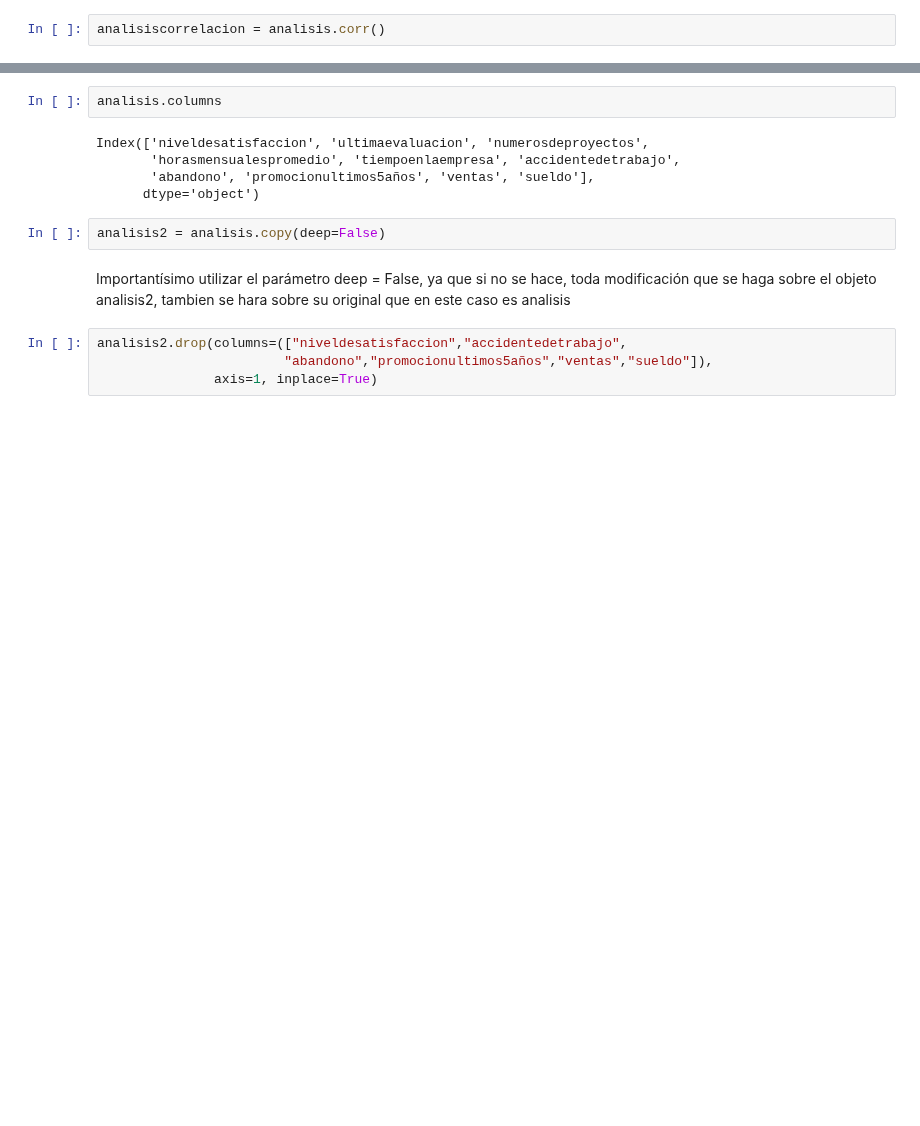
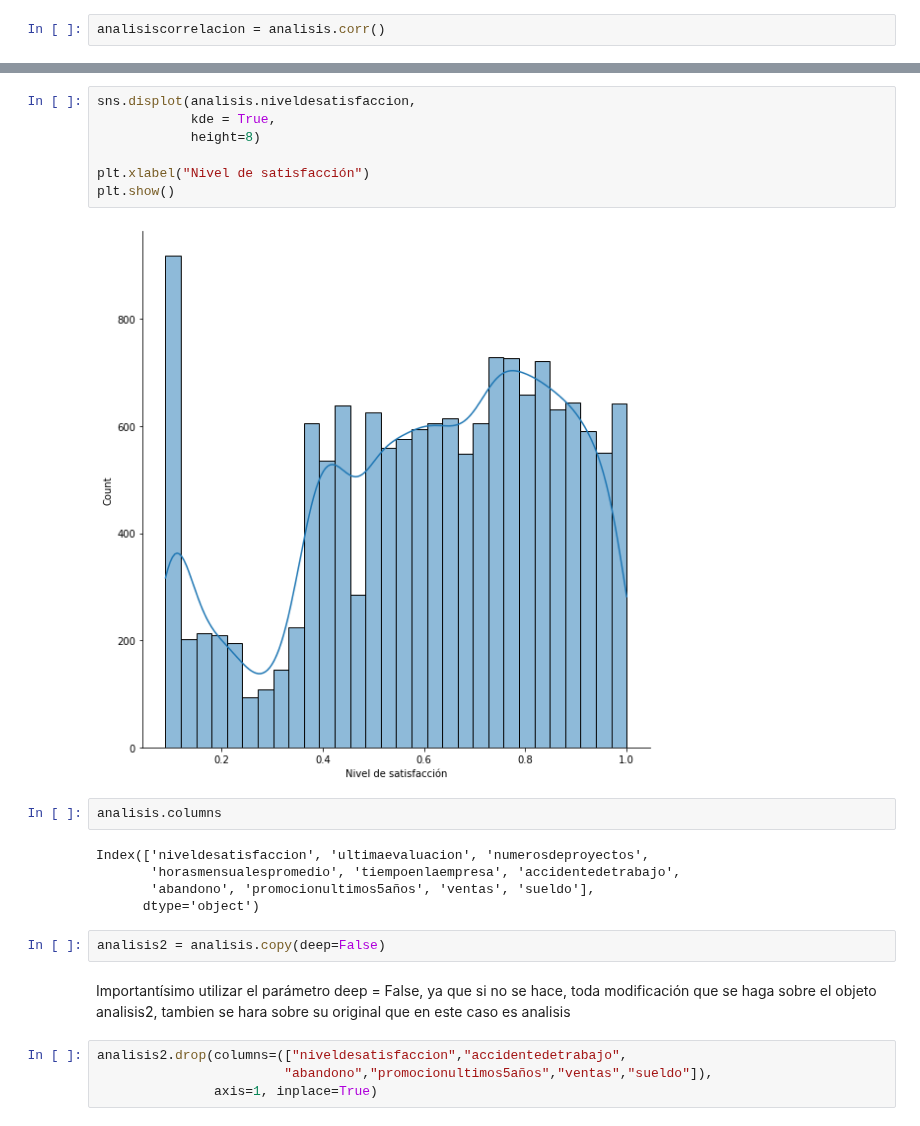
Before and after one commit to cristiandarioortegayubro/BA, a Jupyter notebook: eda_01.ipynb, the cells around one changed output, grey strips where cells are left out. Saved outputs shown, nothing was run; the diff lists cells and outputs as text; blank space fills up the shorter version.

```diff
--- a/eda_01.ipynb
+++ b/eda_01.ipynb
@@ -248,3 +263,12 @@ plt.show()
+# %%
+sns.displot(analisis.niveldesatisfaccion,
+            kde = True,
+            height=8)
+
+plt.xlabel("Nivel de satisfacción")
+plt.show()
+# %% [output]
+[figure, added]
 # %%
 analisis.columns
 # %% [output]
```
Also changed, not shown: parts of 6 cells of this notebook.
